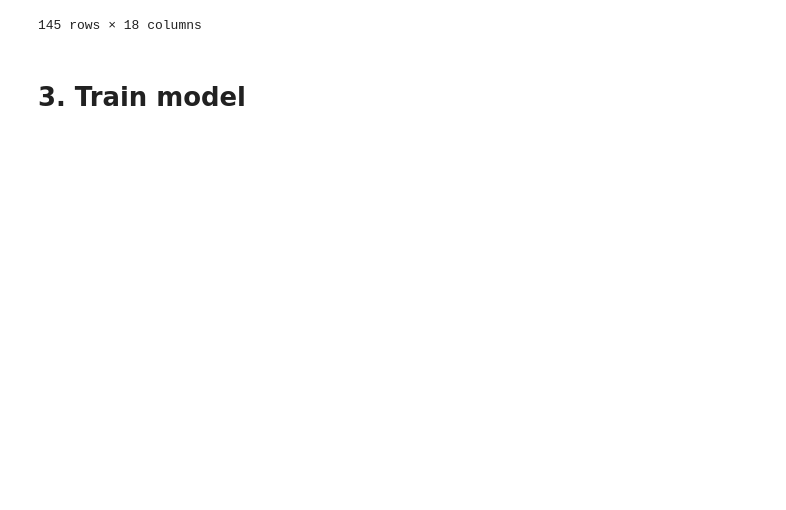
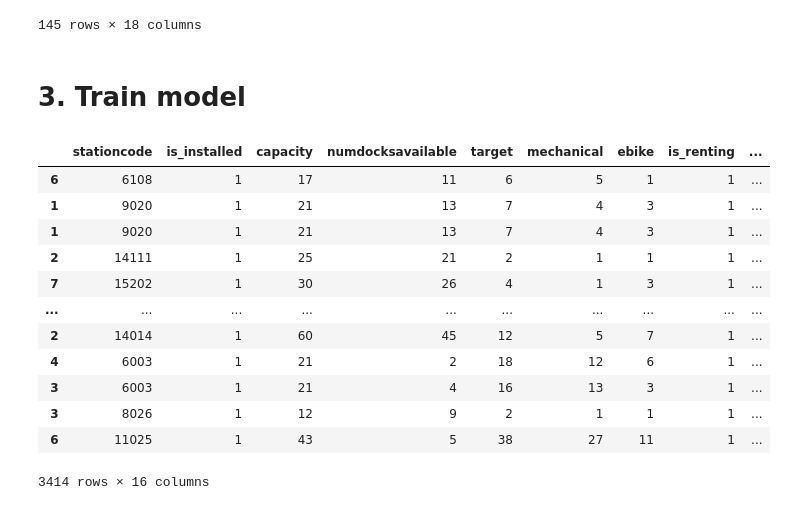
Before and after one commit to BWallyn/velib-prediction, a Jupyter notebook: notebooks/2.3-train-model-bayesian-opti.ipynb, the cells around one changed output. Cells and saved outputs as stored; diff of their text form; code cells hidden in the pictures; blank space fills up the shorter version.

```diff
--- a/notebooks/2.3-train-model-bayesian-opti.ipynb
+++ b/notebooks/2.3-train-model-bayesian-opti.ipynb
@@ -109,6 +122,26 @@ search_params = {
 #     "iterations": 100,
 #     "depth": 4
 # }
+# %%
+cols_to_drop = [
+    "idx", "duedate",
+]
+# %%
+df_train.drop(columns=cols_to_drop)
+# %% [output]
+|  | stationcode | is_installed | capacity | numdocksavailable | target | mechanical | ebike | is_renting | ... |
+| 6 | 6108 | 1 | 17 | 11 | 6 | 5 | 1 | 1 | ... |
+| 1 | 9020 | 1 | 21 | 13 | 7 | 4 | 3 | 1 | ... |
+| 1 | 9020 | 1 | 21 | 13 | 7 | 4 | 3 | 1 | ... |
+| 2 | 14111 | 1 | 25 | 21 | 2 | 1 | 1 | 1 | ... |
+| 7 | 15202 | 1 | 30 | 26 | 4 | 1 | 3 | 1 | ... |
+| ... | ... | ... | ... | ... | ... | ... | ... | ... | ... |
+| 2 | 14014 | 1 | 60 | 45 | 12 | 5 | 7 | 1 | ... |
+| 4 | 6003 | 1 | 21 | 2 | 18 | 12 | 6 | 1 | ... |
+| 3 | 6003 | 1 | 21 | 4 | 16 | 13 | 3 | 1 | ... |
+| 3 | 8026 | 1 | 12 | 9 | 2 | 1 | 1 | 1 | ... |
+| 6 | 11025 | 1 | 43 | 5 | 38 | 27 | 11 | 1 | ... |
+3414 rows × 16 columns
 # %%
 train_model_bayesian_opti(
     run_name="Test_catboost",
```
Also changed, not shown: parts of 3 cells of this notebook.
